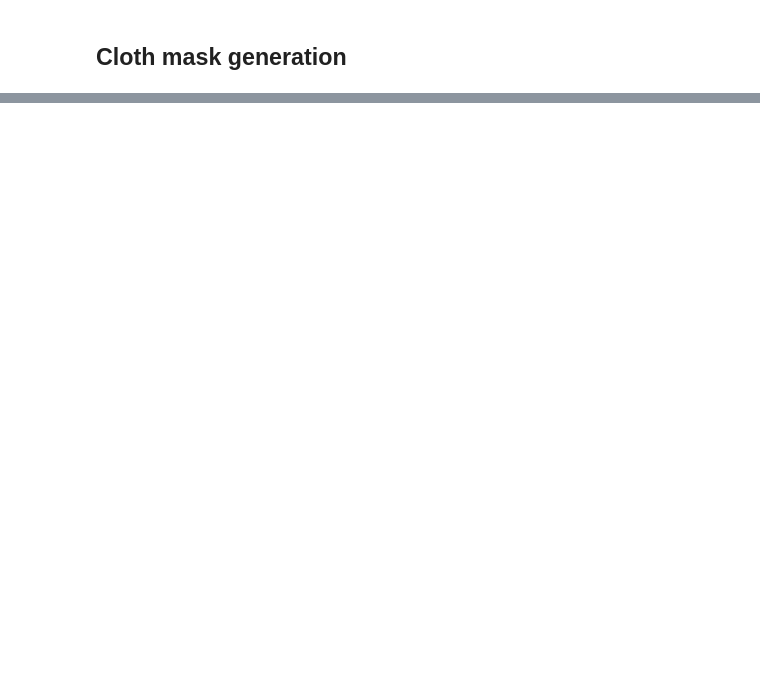
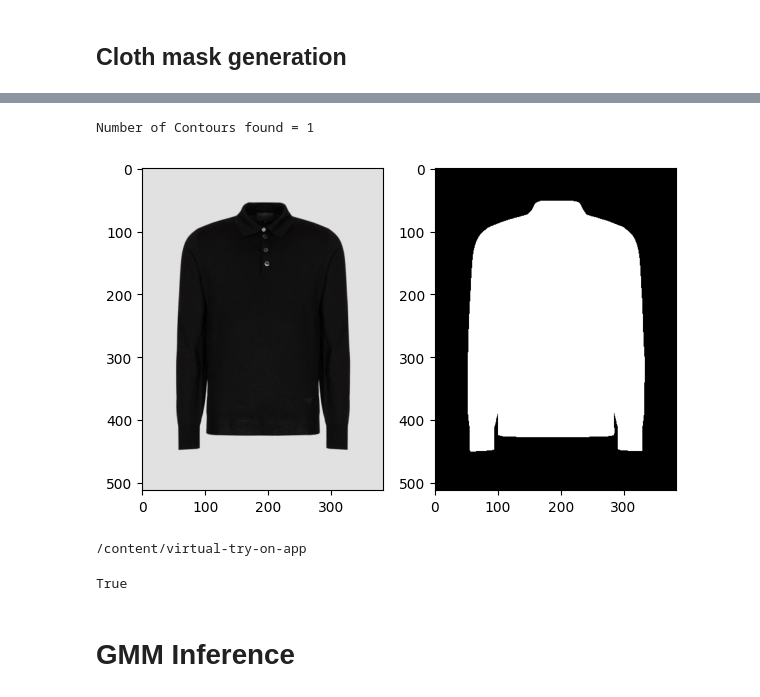
Before and after one commit to felicia-puzone/virtual-try-on-app, a Jupyter notebook: Inference_pipeline_presentation.ipynb, the cells around one changed output, grey strips where cells are left out. Cells and saved outputs as stored; diff of their text form; code cells hidden in the pictures; blank space fills up the shorter version.

```diff
--- a/Inference_pipeline_presentation.ipynb
+++ b/Inference_pipeline_presentation.ipynb
@@ -168,0 +348,14 @@ os.system("bin\OpenPoseDemo.exe --image_dir ./../input_images  --write_json ./..
+# %%
+cloth_mask = generateMask(np.array(cloth_image), sharpenLevel = 0)
+
+show_list = [cloth_image, cloth_mask]
+
+plot_img_list(show_list)
+cv2.imwrite('./result/cloth-mask/000050_1.png', cloth_mask)
+# %% [output]
+Number of Contours found = 1
+[figure, added]
+/content/virtual-try-on-app
+True
+# %% [markdown]
+# GMM Inference
```
Also changed, not shown: parts of 34 cells of this notebook, 1 other file.
